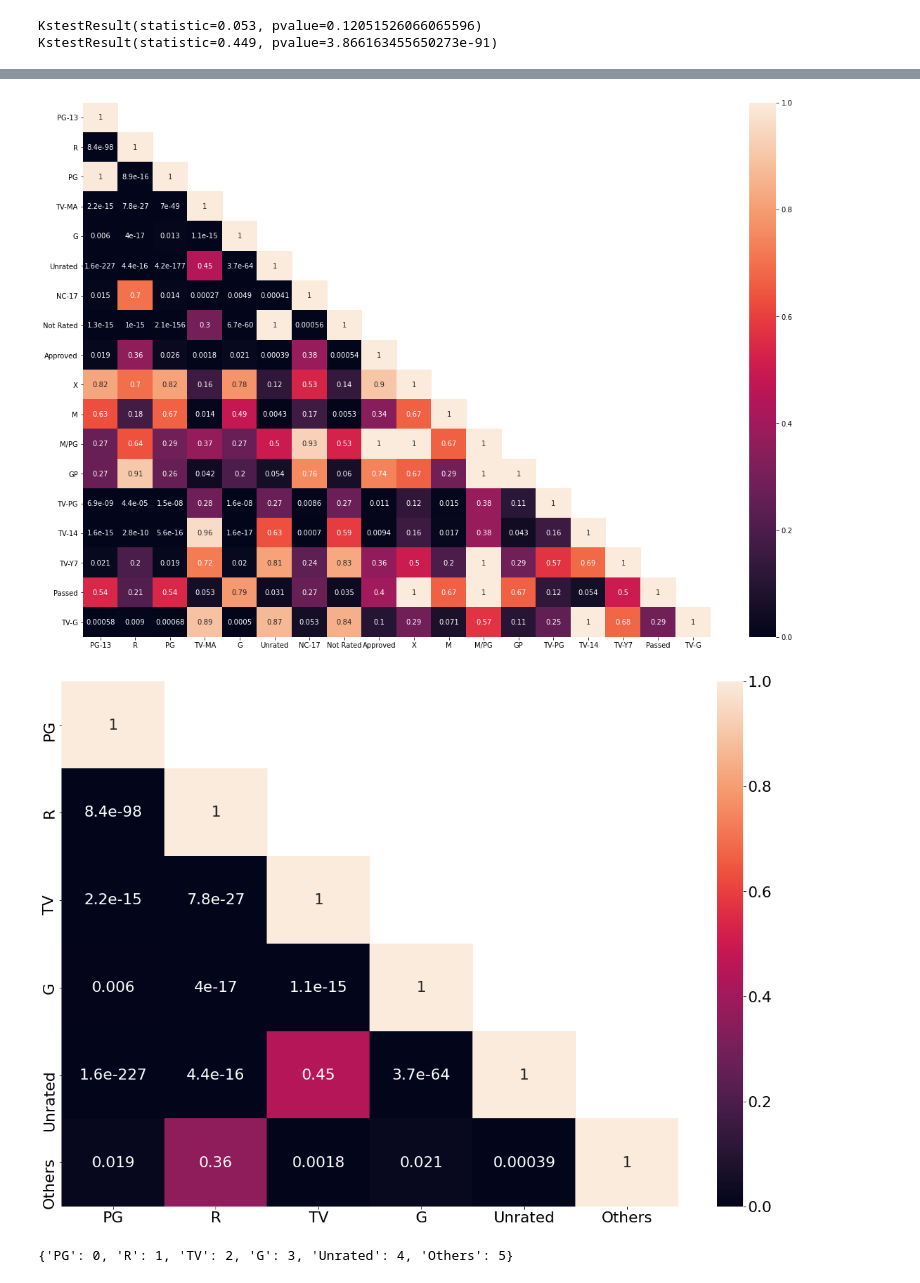
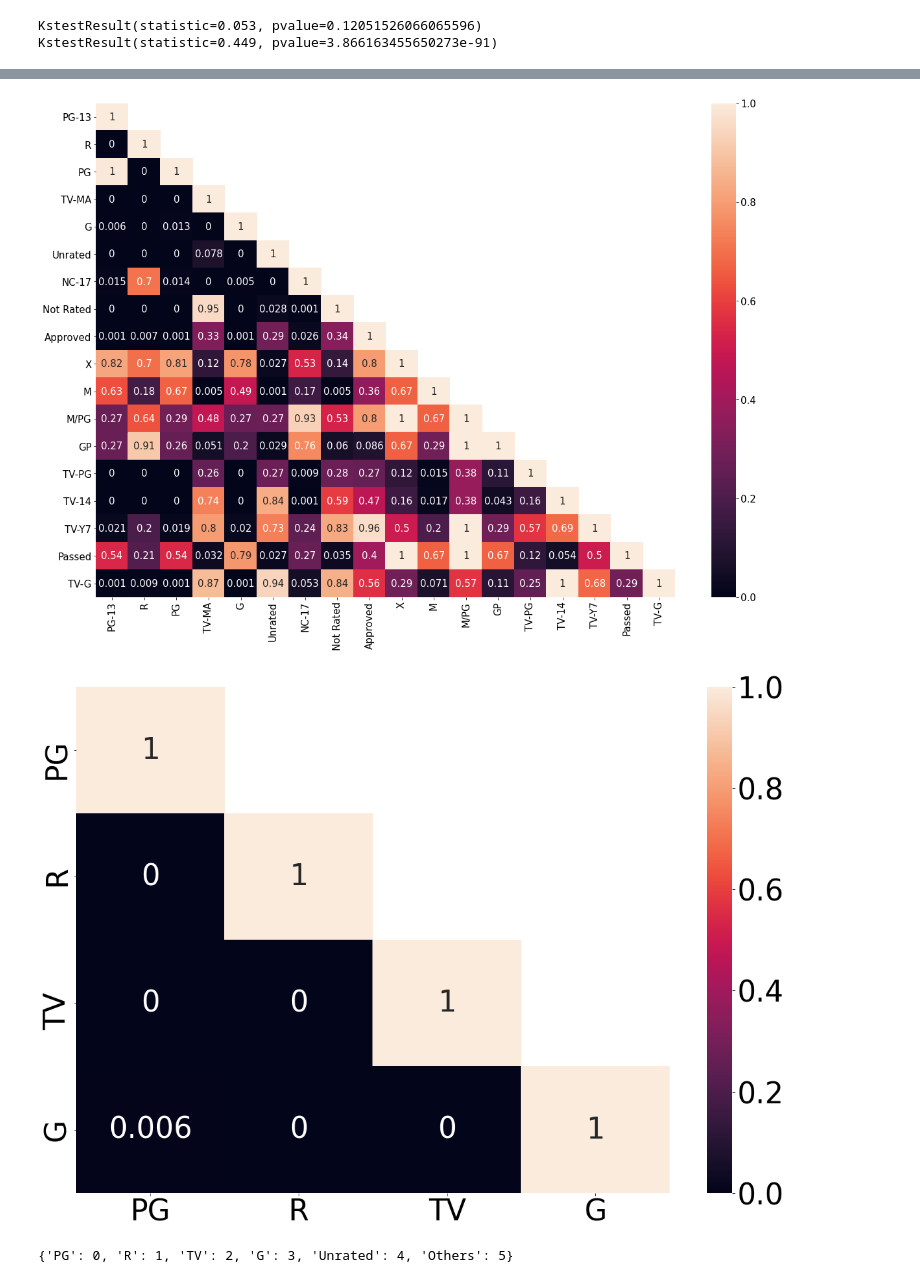
Before and after one commit to arnab-api/Movie-Analysis, a Jupyter notebook: 7_MPAA_Rating.ipynb, the cells around one changed output, grey strips where cells are left out. Saved outputs shown, nothing was run; the diff lists cells and outputs as text; code cells hidden in the pictures.

```diff
--- a/7_MPAA_Rating.ipynb
+++ b/7_MPAA_Rating.ipynb
@@ -62,3 +62,11 @@ clusters = {
+# %%
+clusters = {
+    'PG'        : ['PG-13', 'PG'] ,
+    'R'         : ['R', 'NC-17'] + ["Approved", "X", "M", "M/PG", "GP", "Passed", "Passed"],
+    # 'Others'    : ["Approved", "X", "M", "M/PG", "GP", "Passed", "Passed"],
+    'TV'        : ["TV-MA", "TV-PG", "TV-14", "TV-Y7", "TV-G"] + ["Unrated", "Not Rated"],
+    # 'Unrated'   :  ["Unrated", "Not Rated"]
+}
 # %%
 def getCluster(key):
     for cluster in clusters:
@@ -183,13 +200,14 @@ def plotMatrix(dct2D):
     for ik in dct2D:
         arr1D = []
         for jk in dct2D[ik]:
-            arr1D.append(dct2D[ik][jk])
+            arr1D.append(round(dct2D[ik][jk], 3))
         arr2D.append(arr1D)
     df_cm = pd.DataFrame(arr2D, index = list(dct2D.keys()),
                   columns = list(dct2D.keys()))
     plt.figure(figsize = (20,14))
     sn.heatmap(df_cm, annot=True)
-    plt.show()
+    # plt.show()
+    return plt
 # %%
 plt.rcParams.update({'font.size': 15})
 plotMatrix(stat_matrix)
@@ -198,8 +217,9 @@ plotMatrix(stat_matrix)
 # %%
-plt.rcParams.update({'font.size': 10})
-plotMatrix(pvalue_matrix)
+plt.rcParams.update({'font.size': 15})
+fig = plotMatrix(pvalue_matrix)
+plt.savefig('p_value__unclustered.png')
 # %% [output]
-[figure, old version]
+[figure, new version]
 # %%
 stat_matrix2 = {}
 pvalue_matrix2 = {}
@@ -214,10 +234,11 @@ for ik in content_dict2:
         if(ik == jk):
             break
 # %%
-plt.rcParams.update({'font.size': 22})
-plotMatrix(pvalue_matrix2)
+plt.rcParams.update({'font.size': 44})
+fig = plotMatrix(pvalue_matrix2)
+plt.savefig('p_value__clustered.png')
 # %% [output]
-[figure, old version]
+[figure, new version]
 # %%
 mpaa_track = {}
 idx = 0
```
Also changed, not shown: parts of 9 cells of this notebook, 36 other files.
